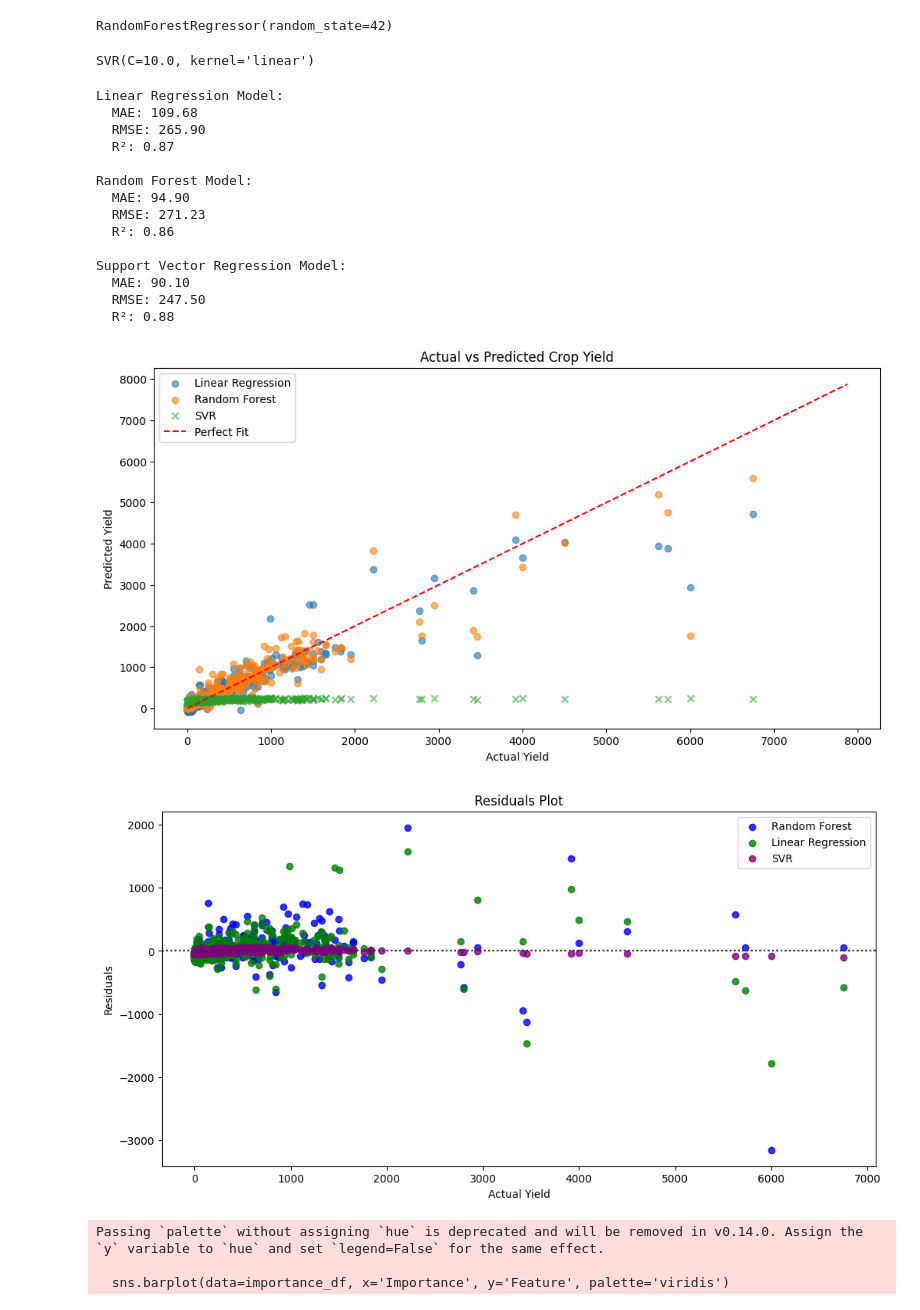
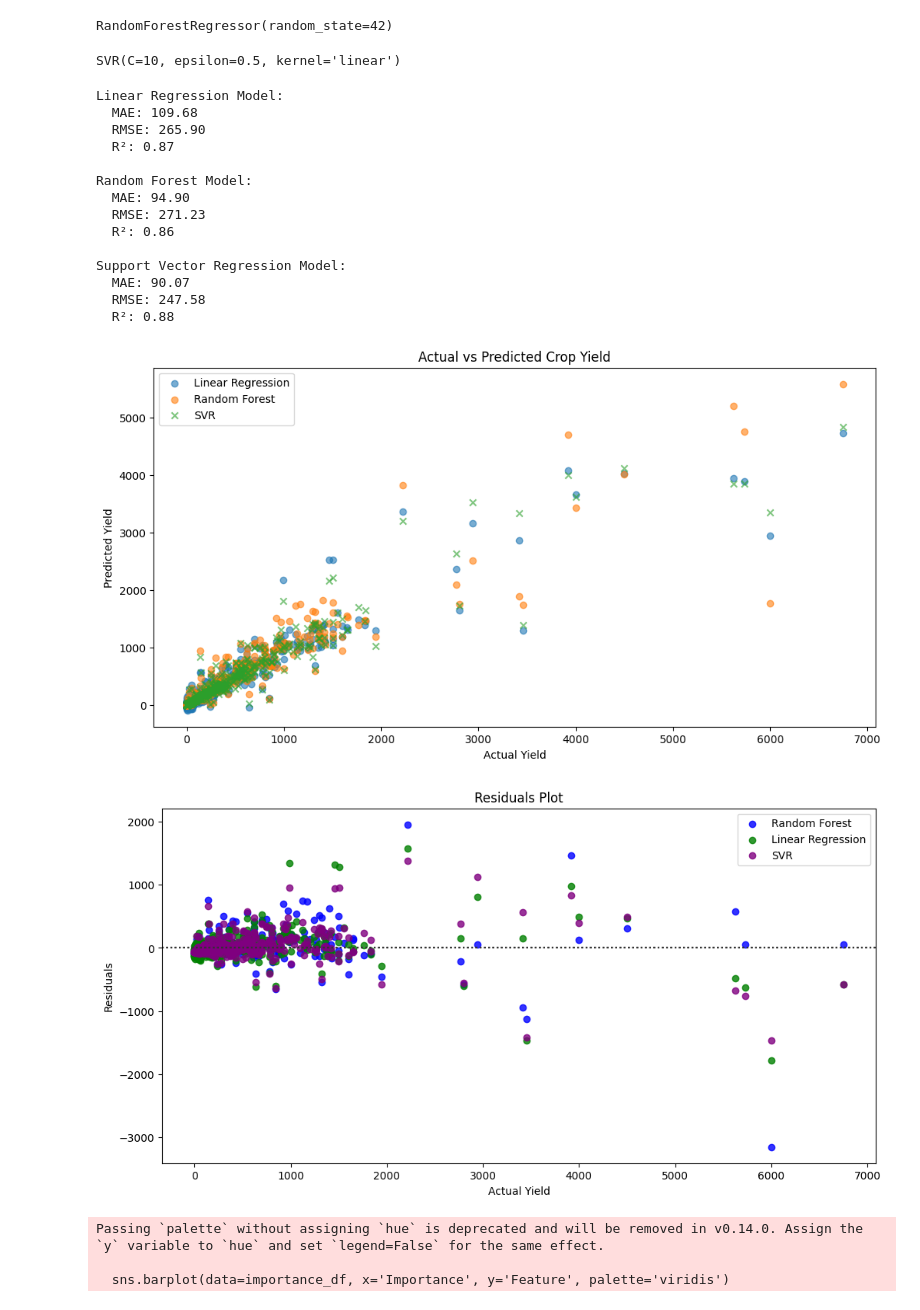
Before and after one commit to Aayushstha03/cropYieldPrediction, a Jupyter notebook: modelTraining.ipynb, the cells around one changed output. Cells and saved outputs as stored; diff of their text form; code cells hidden in the pictures.

```diff
--- a/modelTraining.ipynb
+++ b/modelTraining.ipynb
@@ -43,10 +43,10 @@ rf_model.fit(X_train, y_train)
 RandomForestRegressor(random_state=42)
 # %%
 # Train SVR Model
-svr_model = SVR(kernel='linear', C=np.sqrt(y.size), epsilon=0.1)  # Adjust hyperparameters as needed
+svr_model = SVR(kernel='linear', C=10, epsilon=0.5)  # Adjust hyperparameters as needed
 svr_model.fit(X_train_scaled, y_train)
 # %% [output]
-SVR(C=10.0, kernel='linear')
+SVR(C=10, epsilon=0.5, kernel='linear')
 # %%
 # Predictions
 y_pred_lr = lr_model.predict(X_test)
@@ -81,24 +81,23 @@ Random Forest Model:
   R²: 0.86
 
 Support Vector Regression Model:
-  MAE: 90.10
-  RMSE: 247.50
+  MAE: 90.07
+  RMSE: 247.58
   R²: 0.88
 # %%
 # Visualizations
 # Scatter Plot: Actual vs Predicted
 plt.figure(figsize=(12, 6))
 plt.scatter(y_test, y_pred_lr, label='Linear Regression', alpha=0.6)
 plt.scatter(y_test, y_pred_rf, label='Random Forest', alpha=0.6)
 plt.scatter(y_test, y_pred_svr, label='SVR', alpha=0.6, marker='x')
-plt.plot([y.min(), y.max()], [y.min(), y.max()], '--', color='red', label='Perfect Fit')
 plt.title('Actual vs Predicted Crop Yield')
 plt.xlabel('Actual Yield')
 plt.ylabel('Predicted Yield')
 plt.legend()
 plt.show()
 # %% [output]
-[figure, old version]
+[figure, new version]
 # %%
 # Residuals Plot
 plt.figure(figsize=(12, 6))
@@ -111,7 +110,7 @@ plt.ylabel('Residuals')
 plt.legend()
 plt.show()
 # %% [output]
-[figure, old version]
+[figure, new version]
 # %%
 # Feature Importance (Random Forest)
 feature_importances = rf_model.feature_importances_
```
Also changed, not shown: 3 other files.
